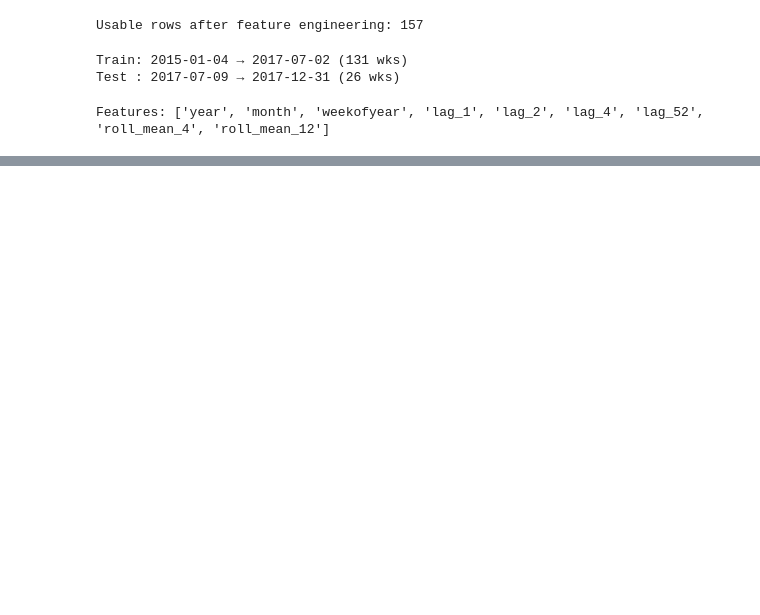
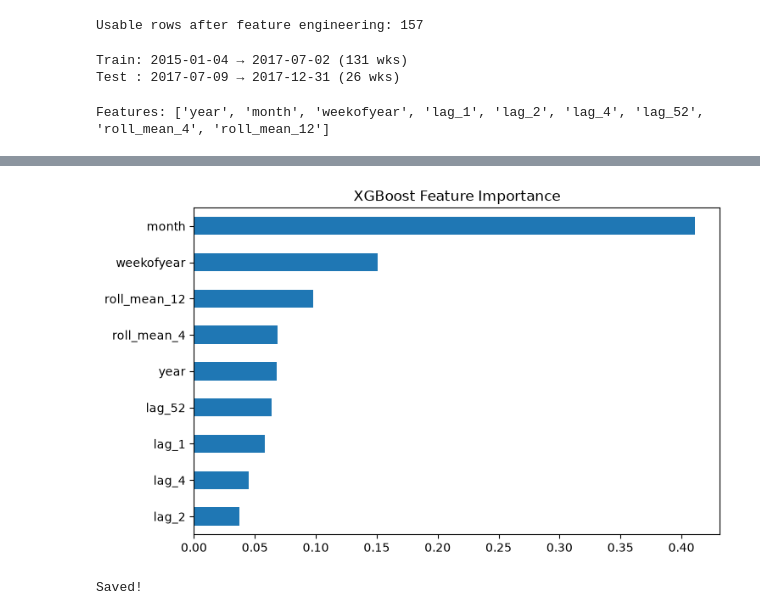
Before and after one commit to IssaWick/Sales-Forecast-Dashboard, a Jupyter notebook: notebooks/02_forecasting.ipynb, the cells around one changed output, grey strips where cells are left out. Saved outputs shown, nothing was run; the diff lists cells and outputs as text; code cells hidden in the pictures; blank space fills up the shorter version.

```diff
--- a/notebooks/02_forecasting.ipynb
+++ b/notebooks/02_forecasting.ipynb
@@ -86,0 +151,16 @@ Features: ['year', 'month', 'weekofyear', 'lag_1', 'lag_2', 'lag_4', 'lag_52', '
+# %%
+importance = pd.Series(xgb.feature_importances_, index=feature_cols).sort_values()
+importance.plot(kind="barh", figsize=(8,5), title="XGBoost Feature Importance")
+plt.show()
+# %% [output]
+[figure, added]
+# %%
+import joblib
+
+xgb.fit(data[feature_cols], data["sales"])   # refit on ALL data before saving
+joblib.dump(xgb, "../models/xgb_model.pkl")
+joblib.dump(feature_cols, "../models/feature_cols.pkl")
+results_df.to_csv("../models/model_results.csv")
+print("Saved!")
+# %% [output]
+Saved!
```
Also changed, not shown: parts of 5 cells of this notebook, 3 other files.
